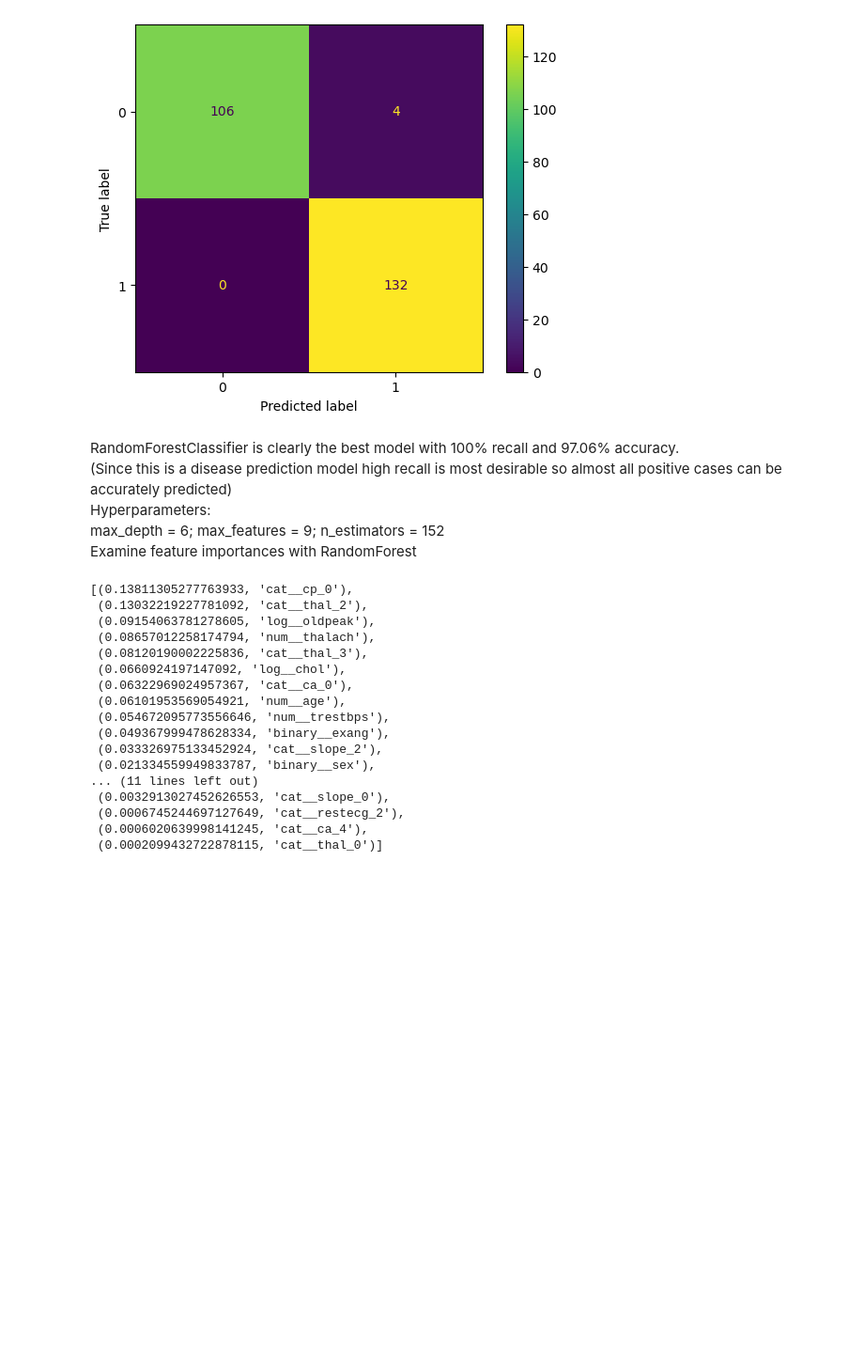
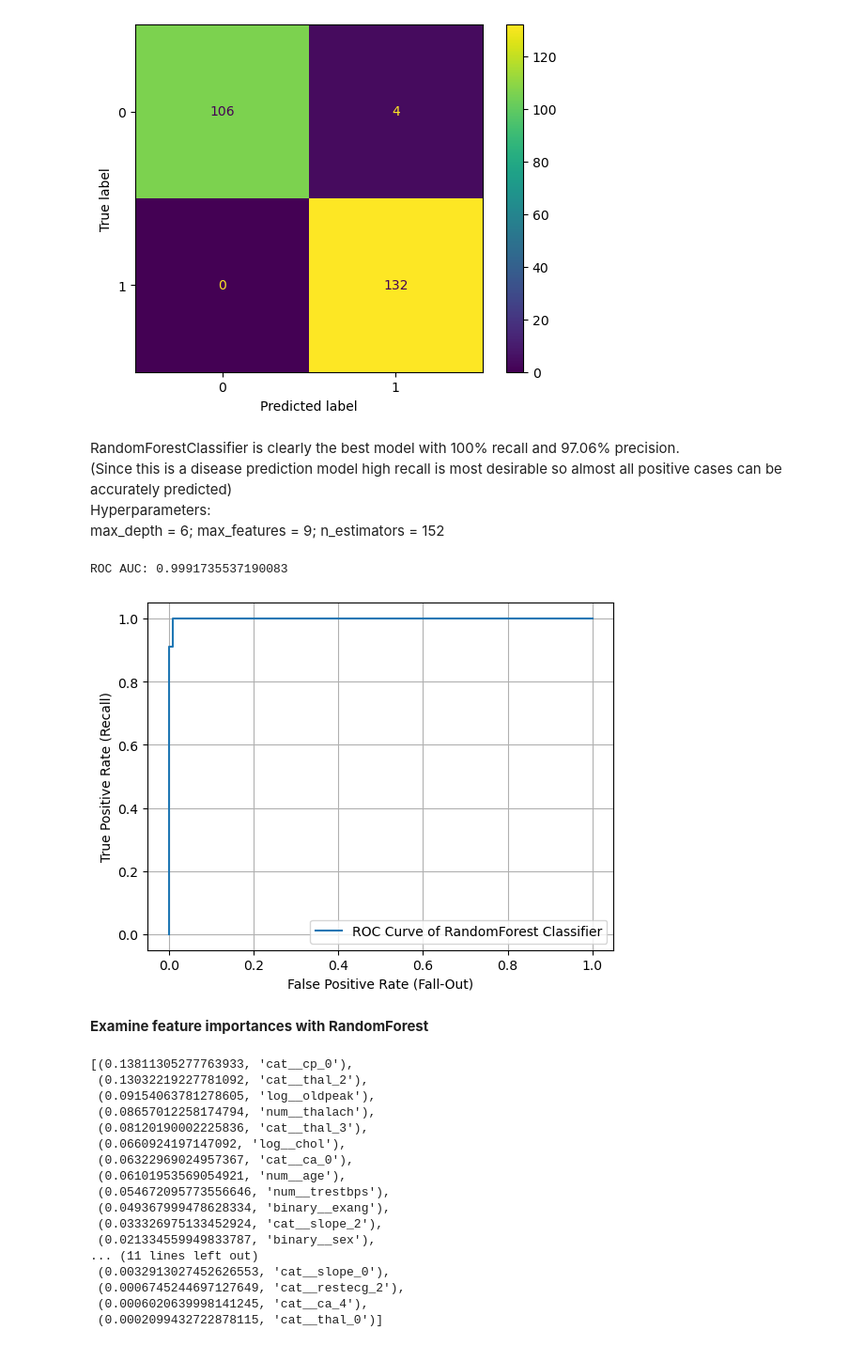
Before and after one commit to applewu265/PythonML_Projects, a Jupyter notebook: Heart_Disease_Prediction/cvd_predictions.ipynb, the cells around one changed output. Shown: that part at 94% size. Cells and saved outputs as stored; diff of their text form; code cells hidden in the pictures; blank space fills up the shorter version.

Commit message:
added ROC curve and ROC AUC score, project essentially complete

```diff
--- a/Heart_Disease_Prediction/cvd_predictions.ipynb
+++ b/Heart_Disease_Prediction/cvd_predictions.ipynb
@@ -334,11 +334,27 @@ Precision: 0.9705882352941176
 Recall: 1.0
 [figure]
 # %% [markdown]
-RandomForestClassifier is clearly the best model with 100% recall and 97.06% accuracy.\
+RandomForestClassifier is clearly the best model with 100% recall and 97.06% precision.\
 (Since this is a disease prediction model high recall is most desirable so almost all positive cases can be accurately predicted)\
 Hyperparameters:\
-max_depth = 6; max_features = 9; n_estimators = 152\
-Examine feature importances with RandomForest
+max_depth = 6; max_features = 9; n_estimators = 152
+# %%
+from sklearn.metrics import roc_curve, roc_auc_score
+y_scores = best_forest.predict_proba(X_test)[:, 1]
+print(f"ROC AUC: {roc_auc_score(y_test, y_scores)}")
+fpr, tpr, thresholds = roc_curve(y_test, y_scores)
+plt.plot(fpr, tpr, label = "ROC Curve of RandomForest Classifier")
+plt.grid()
+plt.legend()
+#plt.axis([0, 1, 0, 1])
+plt.xlabel("False Positive Rate (Fall-Out)")
+plt.ylabel("True Positive Rate (Recall)")
+plt.show()
+# %% [output]
+ROC AUC: 0.9991735537190083
+[figure, added]
+# %% [markdown]
+**Examine feature importances with RandomForest**
 # %%
 feature_importances = best_forest["classifier"].feature_importances_
 feature_names = best_forest["preprocessing"].get_feature_names_out()
```
Also changed, not shown: parts of 2 cells of this notebook.
